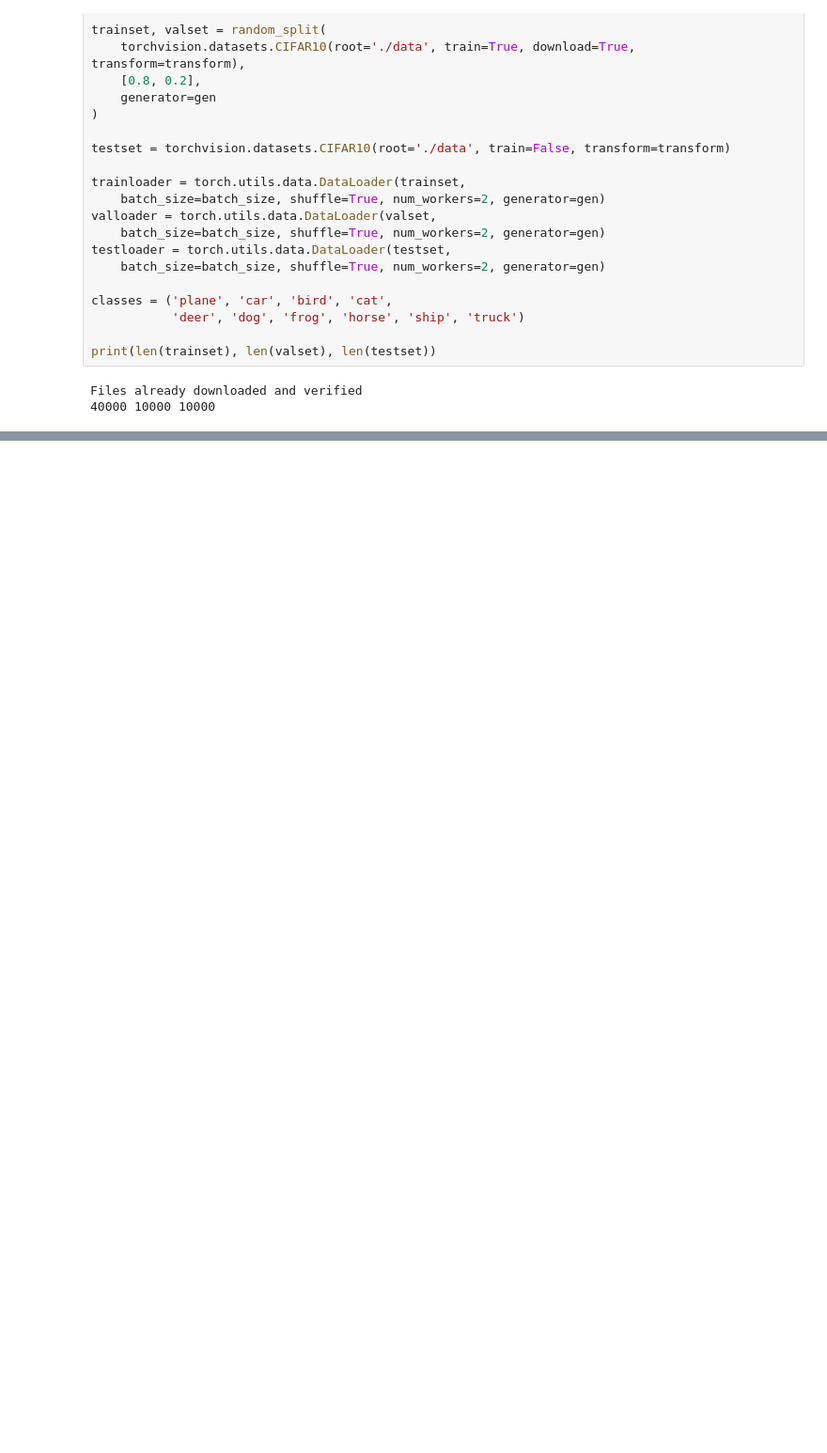
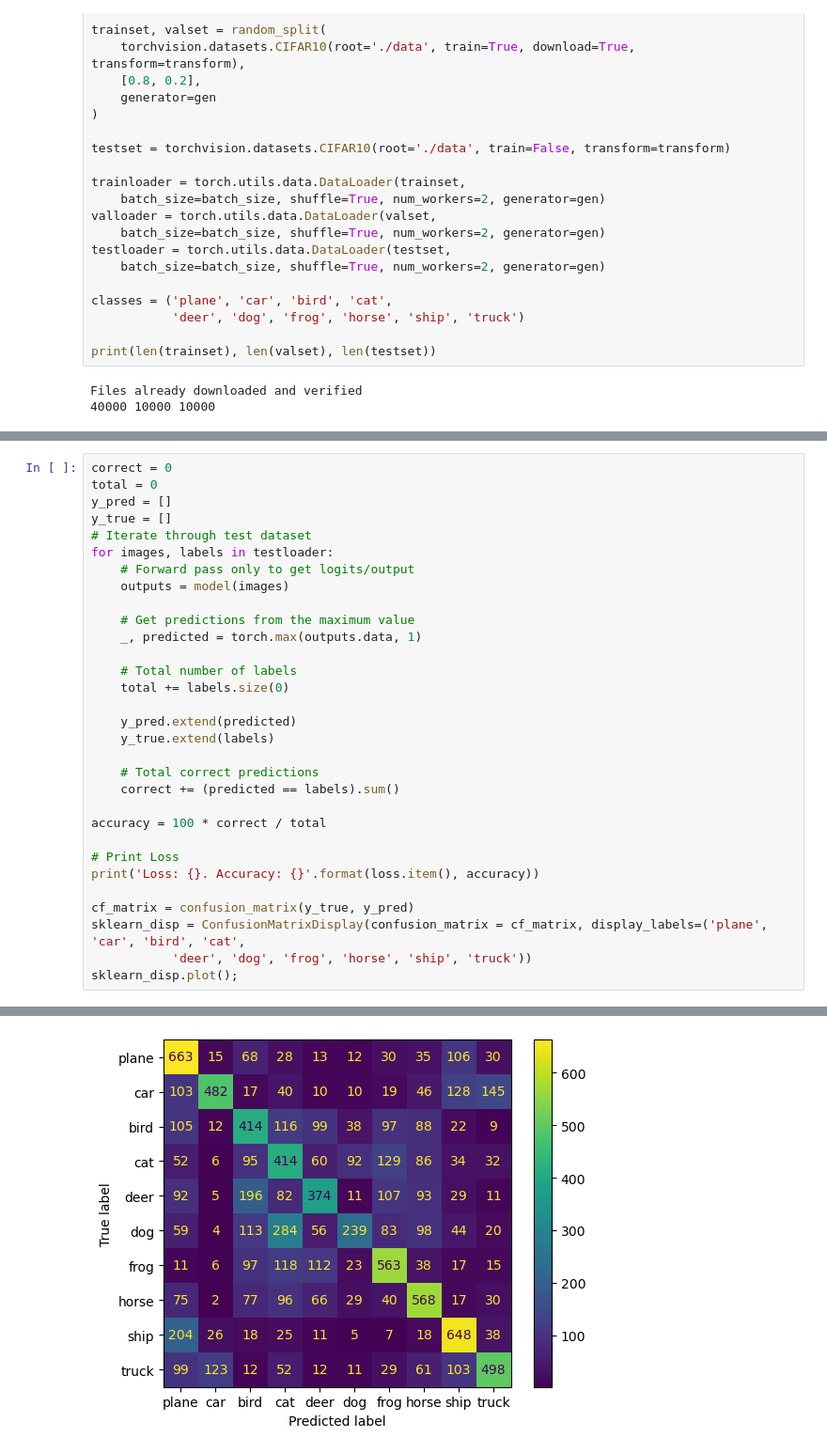
Before and after one commit to SorchaJ/CIFAR-10, a Jupyter notebook: cifar10-NN.ipynb, the cells around one changed output, grey strips where cells are left out. Shown at 94% size. Cells and saved outputs as stored; diff of their text form; blank space fills up the shorter version.

```diff
--- a/cifar10-NN.ipynb
+++ b/cifar10-NN.ipynb
@@ -168,0 +241,32 @@ Loss: 1.4100117683410645. Accuracy: 43.439998626708984
+# %%
+correct = 0
+total = 0
+y_pred = []
+y_true = []
+# Iterate through test dataset
+for images, labels in testloader:
+    # Forward pass only to get logits/output
+    outputs = model(images)
+
+    # Get predictions from the maximum value
+    _, predicted = torch.max(outputs.data, 1)
+
+    # Total number of labels
+    total += labels.size(0)
+
+    y_pred.extend(predicted)
+    y_true.extend(labels)
+
+    # Total correct predictions
+    correct += (predicted == labels).sum()
+
+accuracy = 100 * correct / total
+
+# Print Loss
+print('Loss: {}. Accuracy: {}'.format(loss.item(), accuracy))
+
+cf_matrix = confusion_matrix(y_true, y_pred)
+sklearn_disp = ConfusionMatrixDisplay(confusion_matrix = cf_matrix, display_labels=('plane', 'car', 'bird', 'cat',
+           'deer', 'dog', 'frog', 'horse', 'ship', 'truck'))
+sklearn_disp.plot();
+# %% [output]
@@ -168,0 +274 @@ Loss: 1.4100117683410645. Accuracy: 43.439998626708984
+[figure, added]
```
Also changed, not shown: parts of 8 cells of this notebook.
